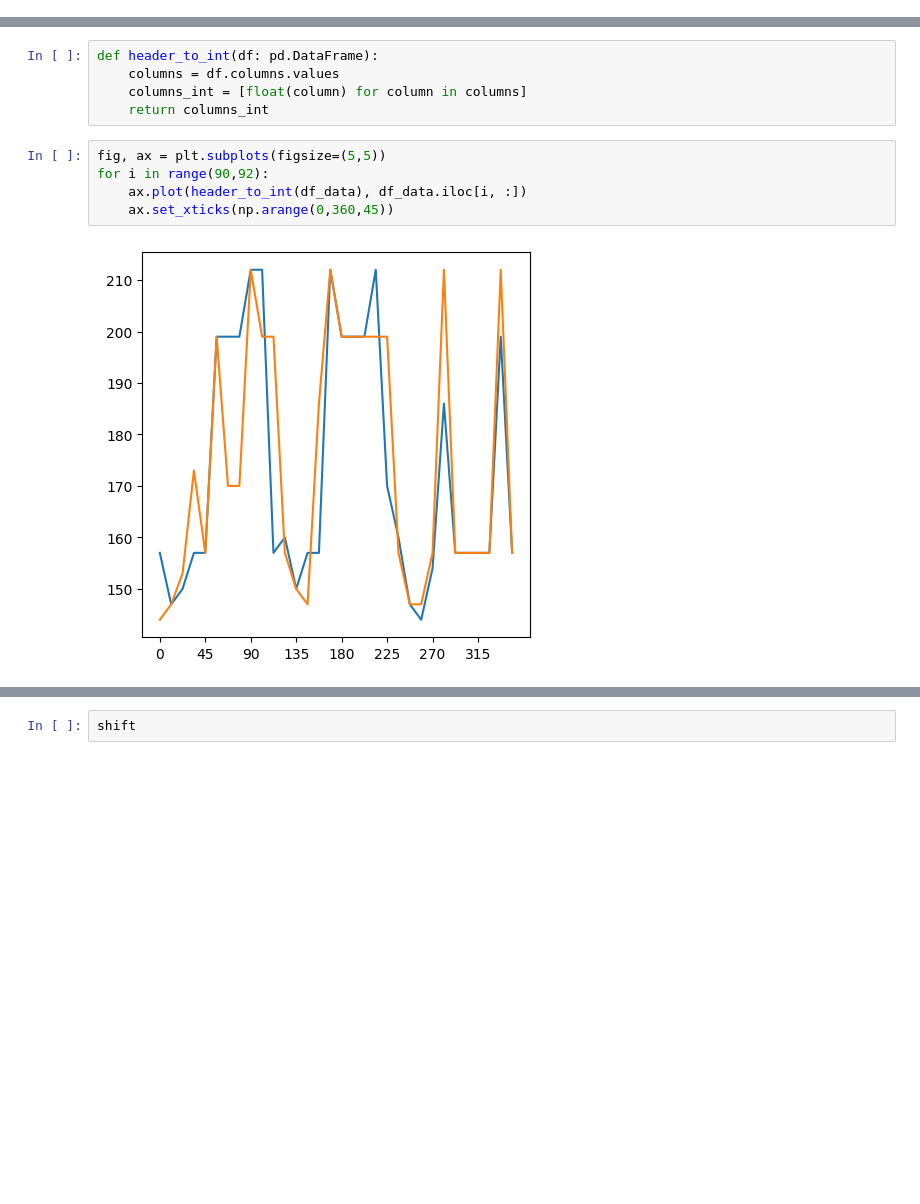
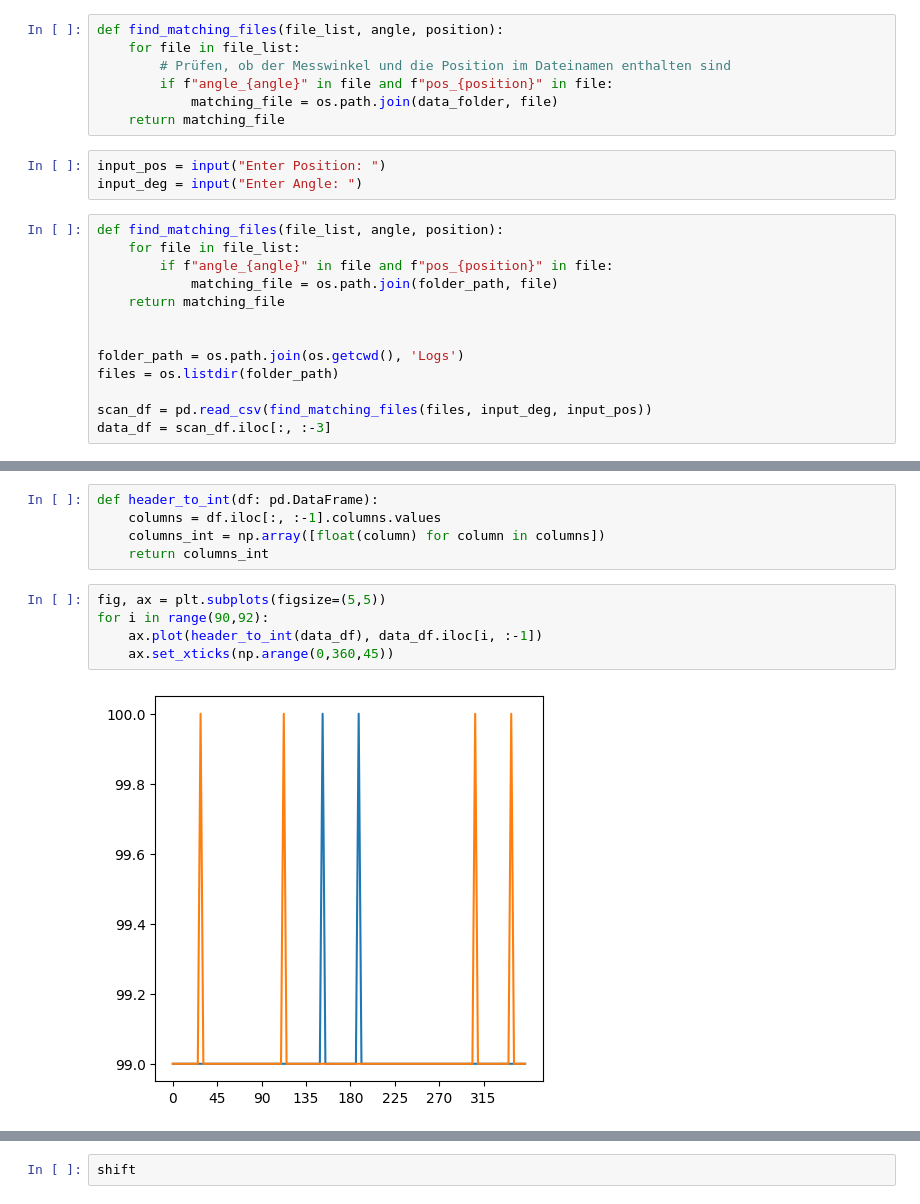
Before and after one commit to ricgoe/PyESP, a Jupyter notebook: faafo.ipynb, the cells around one changed output, grey strips where cells are left out. Cells and saved outputs as stored; diff of their text form; blank space fills up the shorter version.

```diff
--- a/faafo.ipynb
+++ b/faafo.ipynb
@@ -33,0 +28,23 @@ dtype: int64
+# %%
+def find_matching_files(file_list, angle, position):
+    for file in file_list:
+        # Prüfen, ob der Messwinkel und die Position im Dateinamen enthalten sind
+        if f"angle_{angle}" in file and f"pos_{position}" in file:
+            matching_file = os.path.join(data_folder, file)
+    return matching_file
+# %%
+input_pos = input("Enter Position: ")
+input_deg = input("Enter Angle: ")
+# %%
+def find_matching_files(file_list, angle, position):
+    for file in file_list:
+        if f"angle_{angle}" in file and f"pos_{position}" in file:
+            matching_file = os.path.join(folder_path, file)
+    return matching_file
+
+
+folder_path = os.path.join(os.getcwd(), 'Logs')
+files = os.listdir(folder_path)
+
+scan_df = pd.read_csv(find_matching_files(files, input_deg, input_pos))
+data_df = scan_df.iloc[:, :-3]
@@ -34,15 +76,15 @@ dtype: int64
 # %%
 def header_to_int(df: pd.DataFrame):
-    columns = df.columns.values
-    columns_int = [float(column) for column in columns]
+    columns = df.iloc[:, :-1].columns.values
+    columns_int = np.array([float(column) for column in columns])
     return columns_int
 # %%
 fig, ax = plt.subplots(figsize=(5,5))
 for i in range(90,92):
-    ax.plot(header_to_int(df_data), df_data.iloc[i, :])
+    ax.plot(header_to_int(data_df), data_df.iloc[i, :-1])
     ax.set_xticks(np.arange(0,360,45))
 # %% [output]
-[figure, old version]
+[figure, new version]
 # %%
 def calculate_shift_correlation(series1: pd.Series, series2: pd.Series, max_shift: int = 10):
     correlations = []
```
Also changed, not shown: parts of 12 cells of this notebook, 4 other files.
